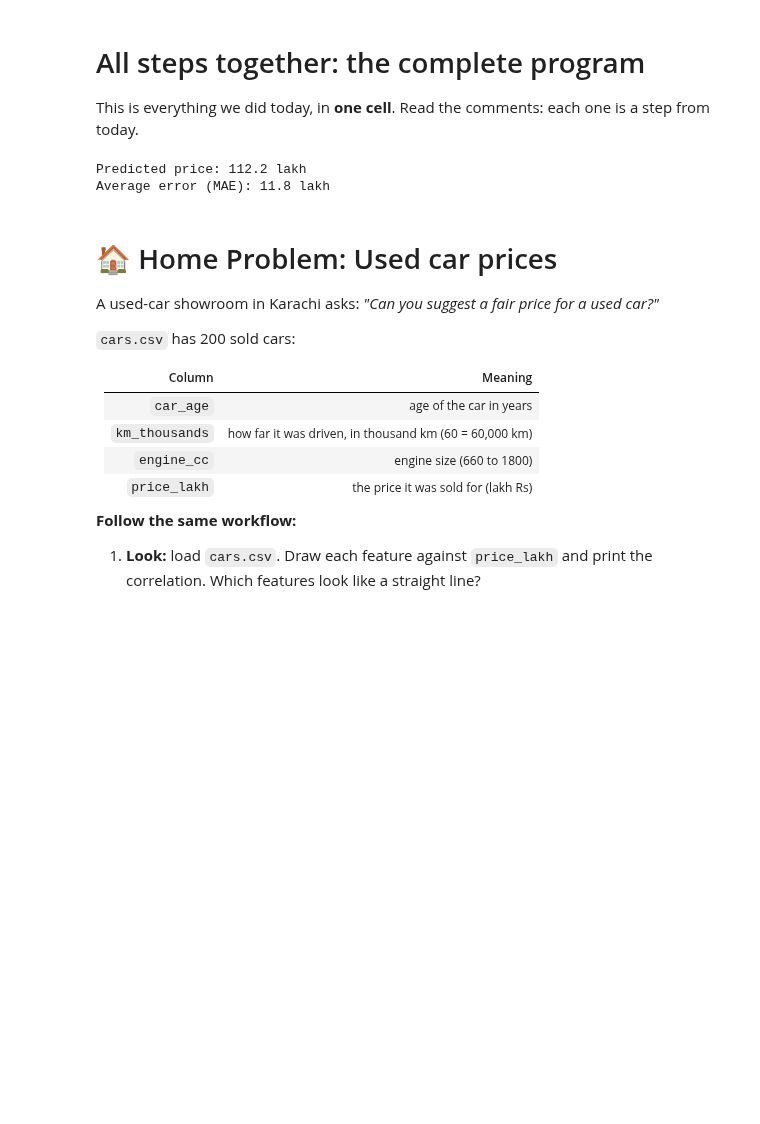
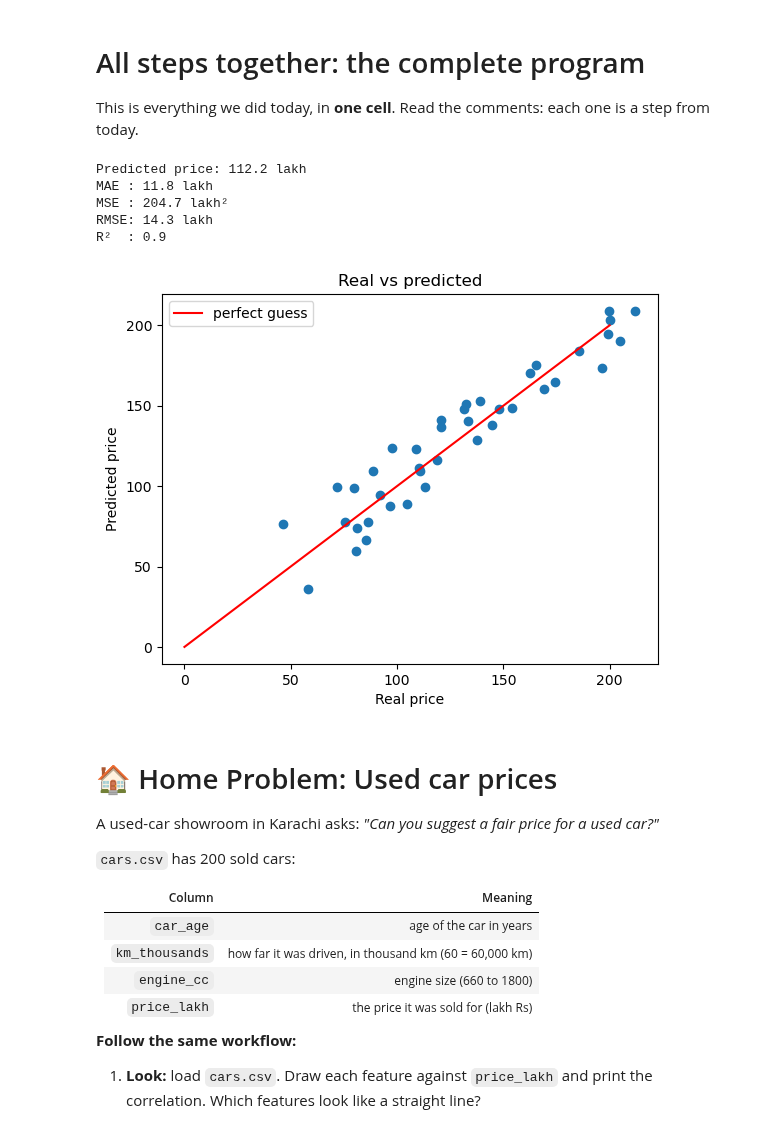
Before and after one commit to bariras-stack/Python-for-AI, a Jupyter notebook: notebooks/Week 4/Day 18/Day_18_ML_Workflow_Linear_Regression.ipynb, the cells around one changed output. Drawn from its saved outputs; the diff is of its cells as text; code cells hidden in the pictures; blank space fills up the shorter version.

```diff
--- a/notebooks/Week 4/Day 18/Day_18_ML_Workflow_Linear_Regression.ipynb
+++ b/notebooks/Week 4/Day 18/Day_18_ML_Workflow_Linear_Regression.ipynb
@@ -557,11 +557,33 @@ new_house = pd.DataFrame({"size_marla": [10], "bedrooms": [4], "age_years": [5],
 print("Predicted price:", round(model.predict(new_house)[0], 1), "lakh")
 
 # Step 6 + 7: Residuals and error on the 40 test houses
-error = mean_absolute_error(y_test, model.predict(X_test))
-print("Average error (MAE):", round(error, 1), "lakh")
+
+from sklearn.metrics import mean_squared_error, r2_score
+
+pred = model.predict(X_test)
+mse = mean_squared_error(y_test, pred)
+
+print("MAE :", round(mean_absolute_error(y_test, pred), 1), "lakh")
+print("MSE :", round(mse, 1), "lakh²")
+print("RMSE:", round(mse ** 0.5, 1), "lakh")
+print("R²  :", round(r2_score(y_test, pred), 2))
 # %% [output]
 Predicted price: 112.2 lakh
-Average error (MAE): 11.8 lakh
+MAE : 11.8 lakh
+MSE : 204.7 lakh²
+RMSE: 14.3 lakh
+R²  : 0.9
+# %%
+import matplotlib.pyplot as plt
+plt.scatter(y_test, pred)
+plt.plot([0, 200], [0, 200], color="red", label="perfect guess")
+plt.xlabel("Real price")
+plt.ylabel("Predicted price")
+plt.title("Real vs predicted")
+plt.legend()
+plt.show()
+# %% [output]
+[figure, added]
 # %% [markdown]
 # 🏠 Home Problem: Used car prices
 
```
Also changed, not shown: parts of 3 cells of this notebook, 1 other file.
